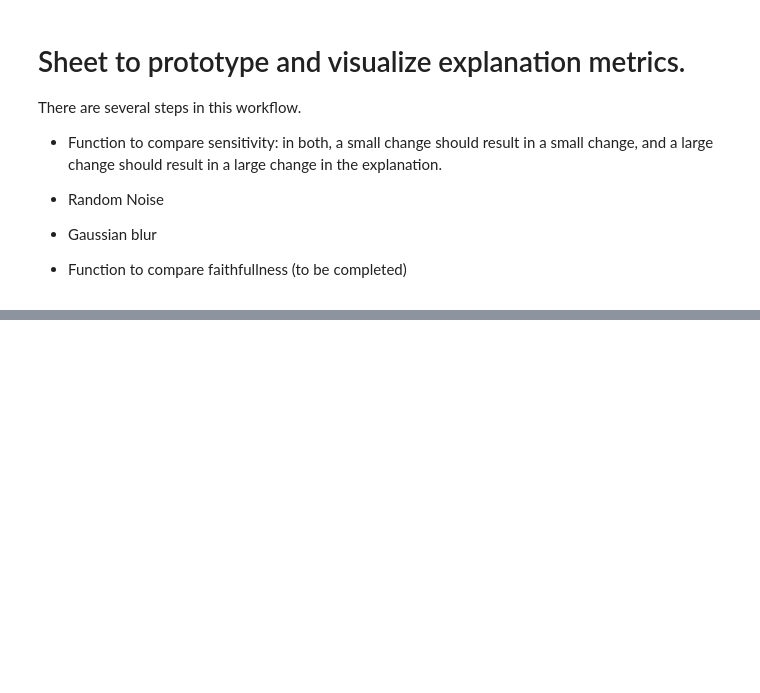
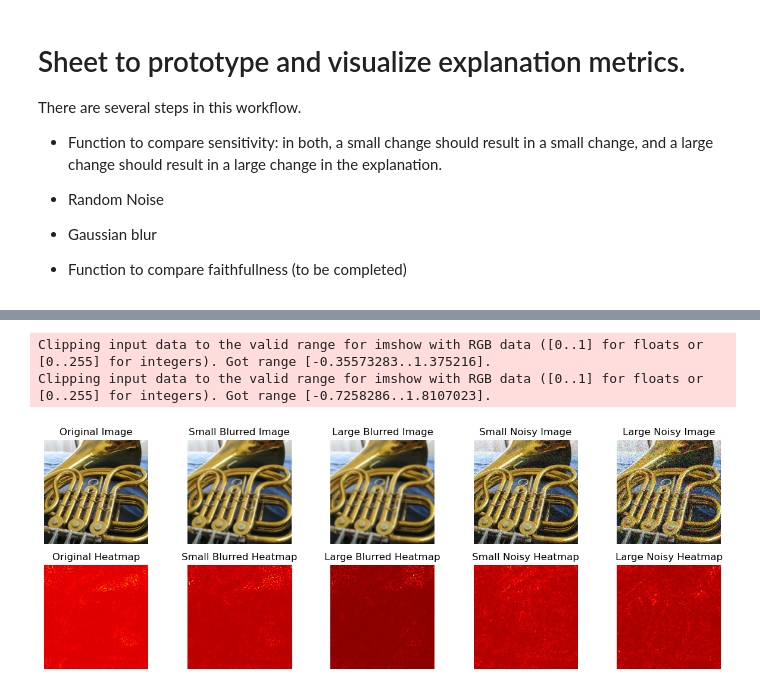
Before and after one commit to CharlesHiggins-stai/RL-LRP, a Jupyter notebook: testing_sandbox/explanation_evaluation.ipynb, the cells around one changed output, grey strips where cells are left out. Drawn from its saved outputs; the diff is of its cells as text; code cells hidden in the pictures; blank space fills up the shorter version.

Commit message:
testing lrp with captum LRP --- minimal change, evaluation suite tested and ready

```diff
--- a/testing_sandbox/explanation_evaluation.ipynb
+++ b/testing_sandbox/explanation_evaluation.ipynb
@@ -305,0 +65,12 @@ def perform_gradcam(image, label, model):
+# %%
+kernel_size_min = 3
+kernel_size_max = 5
+noise_level_min = 0.1
+noise_level_max = 0.2
+# get the data
+data_loader = get_data_imagenette()
+# get the model
+# learner_model = get_learner_model()
+teacher_model = get_teacher_model()
+# define the methods
+teacher_model.eval()
@@ -305,0 +95,12 @@ def perform_gradcam(image, label, model):
+# %%
+from experiments.evaluation_functions import perform_gradcam, perform_lrp_plain, perform_lrp_captum
+from experiments import WrapperNet
+batch, labels = next(iter(data_loader))
+# %%
+
+image, label = batch[3], labels[3]
+visualise_panel_image(image.unsqueeze(0), label.unsqueeze(0), teacher_model, perform_lrp_captum, kernel_size_min, kernel_size_max, noise_level_min, noise_level_max)
+# %% [output]
+Clipping input data to the valid range for imshow with RGB data ([0..1] for floats or [0..255] for integers). Got range [-0.35573283..1.375216].
+Clipping input data to the valid range for imshow with RGB data ([0..1] for floats or [0..255] for integers). Got range [-0.7258286..1.8107023].
+[figure, added]
```
Also changed, not shown: parts of 6 cells of this notebook, 6 other files.
